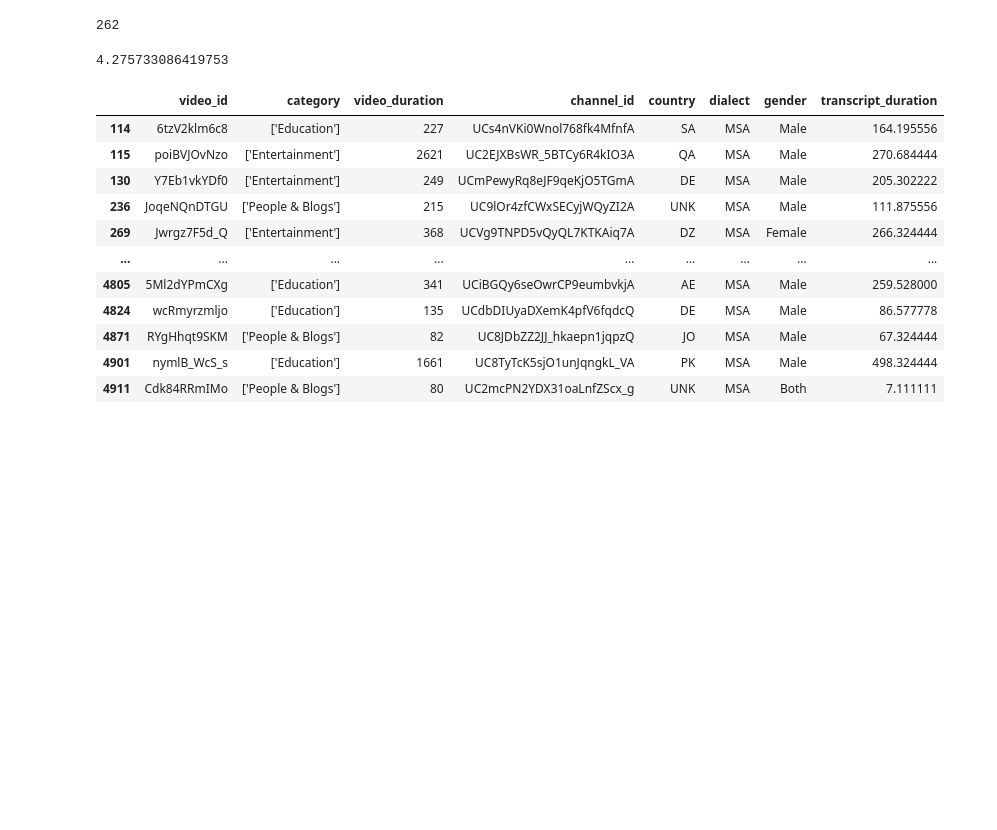
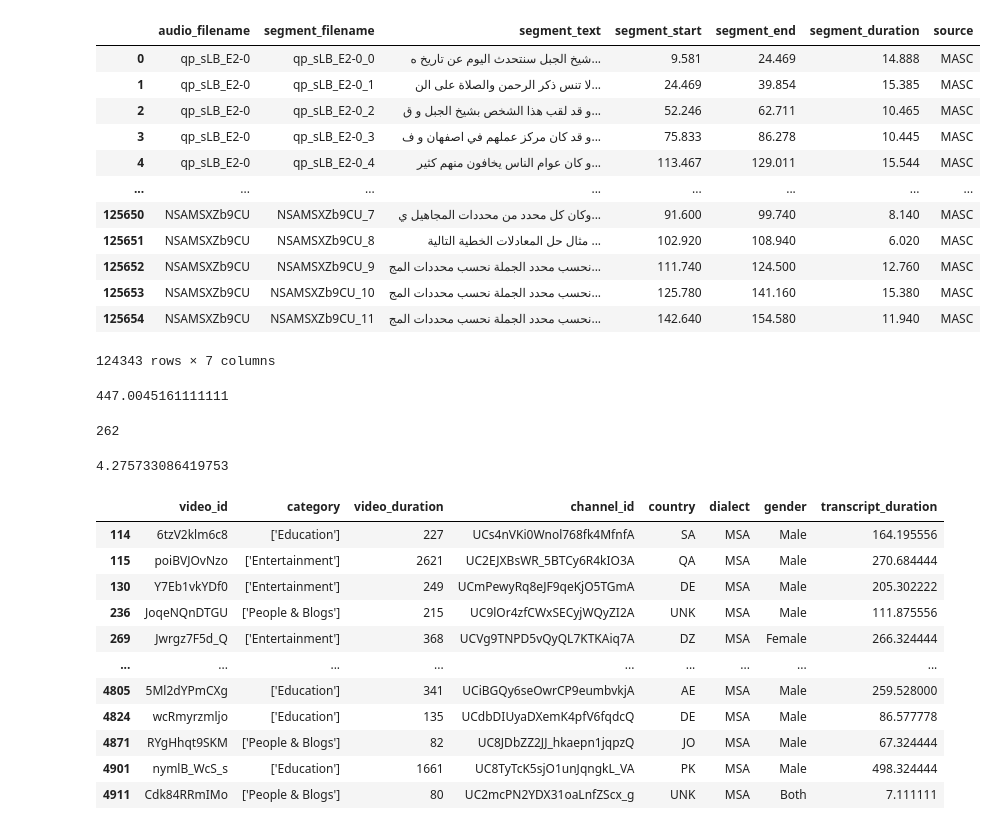
Before and after one commit to Ahmed-Alsardi/data_preprocessing, a Jupyter notebook: src/processing/masc/masc_note.ipynb, the cells around one changed output. Cells and saved outputs as stored; diff of their text form; code cells hidden in the pictures; blank space fills up the shorter version.

```diff
--- a/src/processing/masc/masc_note.ipynb
+++ b/src/processing/masc/masc_note.ipynb
@@ -14,3 +23,23 @@ train_df.head()
+# %%
+train_df.drop_duplicates(subset=["segment_text", "audio_filename"])
+# %% [output]
+|  | audio_filename | segment_filename | segment_text | segment_start | segment_end | segment_duration | source |
+| 0 | qp_sLB_E2-0 | qp_sLB_E2-0_0 | شيخ الجبل سنتحدث اليوم عن تاريخ ه... | 9.581 | 24.469 | 14.888 | MASC |
+| 1 | qp_sLB_E2-0 | qp_sLB_E2-0_1 | لا تنس ذكر الرحمن والصلاة على الن... | 24.469 | 39.854 | 15.385 | MASC |
+| 2 | qp_sLB_E2-0 | qp_sLB_E2-0_2 | و قد لقب هذا الشخص بشيخ الجبل و ق... | 52.246 | 62.711 | 10.465 | MASC |
+| 3 | qp_sLB_E2-0 | qp_sLB_E2-0_3 | و قد كان مركز عملهم في اصفهان و ف... | 75.833 | 86.278 | 10.445 | MASC |
+| 4 | qp_sLB_E2-0 | qp_sLB_E2-0_4 | و كان عوام الناس يخافون منهم كثير... | 113.467 | 129.011 | 15.544 | MASC |
+| ... | ... | ... | ... | ... | ... | ... | ... |
+| 125650 | NSAMSXZb9CU | NSAMSXZb9CU_7 | وكان كل محدد من محددات المجاهيل ي... | 91.600 | 99.740 | 8.140 | MASC |
+| 125651 | NSAMSXZb9CU | NSAMSXZb9CU_8 | مثال حل المعادلات الخطية التالية ... | 102.920 | 108.940 | 6.020 | MASC |
+| 125652 | NSAMSXZb9CU | NSAMSXZb9CU_9 | نحسب محدد الجملة نحسب محددات المج... | 111.740 | 124.500 | 12.760 | MASC |
+| 125653 | NSAMSXZb9CU | NSAMSXZb9CU_10 | نحسب محدد الجملة نحسب محددات المج... | 125.780 | 141.160 | 15.380 | MASC |
+| 125654 | NSAMSXZb9CU | NSAMSXZb9CU_11 | نحسب محدد الجملة نحسب محددات المج... | 142.640 | 154.580 | 11.940 | MASC |
+124343 rows × 7 columns
+# %%
+train_df.segment_duration.sum() / 3600
+# %% [output]
+447.0045161111111
 # %%
 len(train_df.channel_id.unique())
 # %% [output]
```
Also changed, not shown: parts of 12 cells of this notebook, 4 other files.
